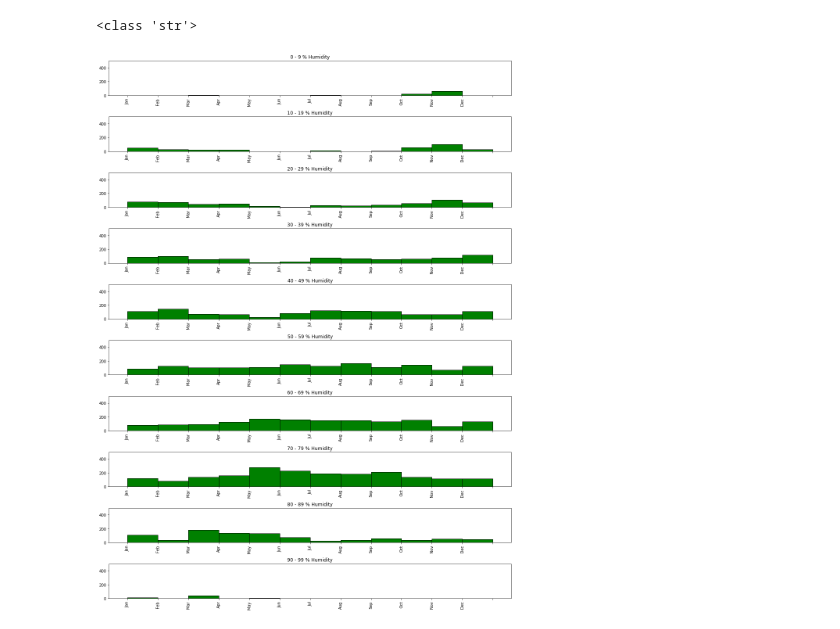
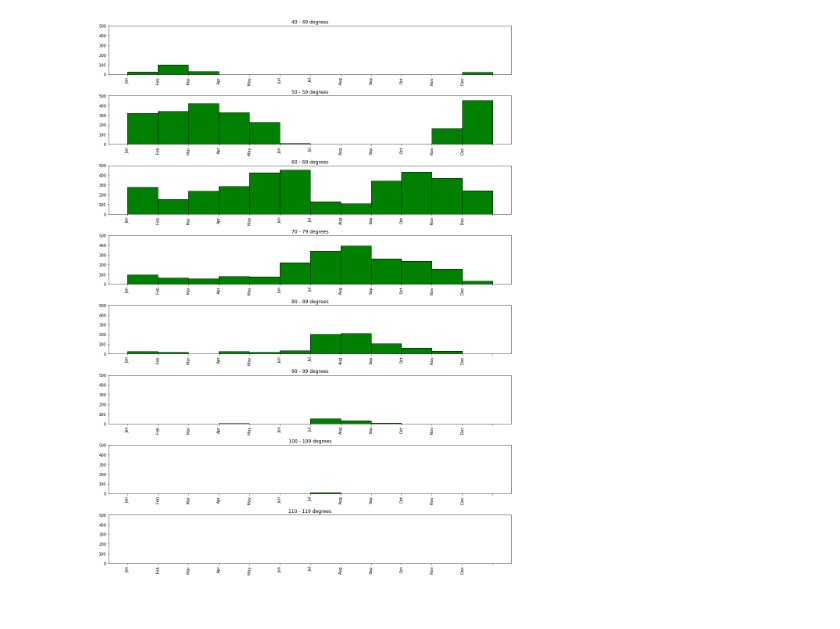
Before and after one commit to cbaldridgeForComsumerTrack/WeatherComp, a Jupyter notebook: LAXwx compare share.ipynb, the cells around one changed output. Cells and saved outputs as stored; diff of their text form; code cells hidden in the pictures.

```diff
--- a/LAXwx compare share.ipynb
+++ b/LAXwx compare share.ipynb
@@ -92,18 +102,9 @@ def showWeather(city, metric):
 # %%
 #show the count of hours with the temp in each 10 degree bucket, by month of 2018
-#yep: it was -20F in Jan
-#showWeather('Btv', 'temp')
-oldTitle="40.0"
-print(type(oldTitle))
-t = int(float(oldTitle))
+#yep: temp exceeded 110 in July,  Lowest temp was in the 40s!
+showWeather('Lax', 'temp')
 # %% [output]
-<class 'str'>
+[figure, added]
-# %%
-#show the count of hours with the temp in each 10 degree bucket, by month of 2018
-#yep: temp exceeded 110 in July,  Lowest temp was in the 40s!
-showWeather('Lax', 'humidity')
-# %% [output]
-[figure, removed]
 # %%
 #show the count of hours with the temp in each 10 degree bucket, by month of 2018
 #yep: range from the single digits (rarely in Jan/Feb) to 90s anytime between June and Sept
```
Also changed, not shown: parts of 1 cell of this notebook.
